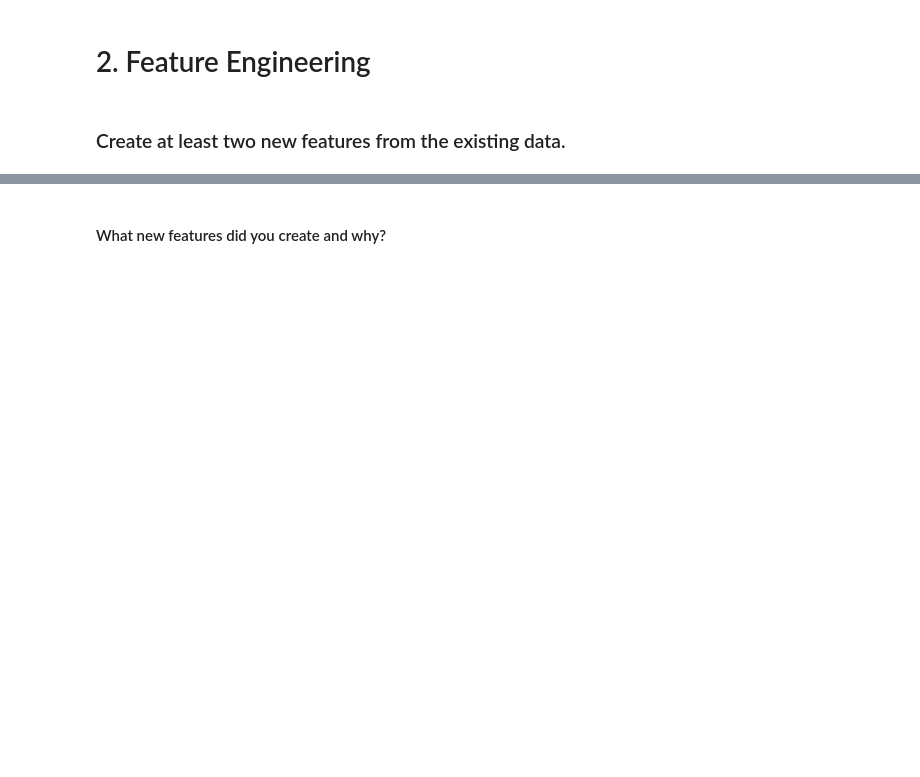
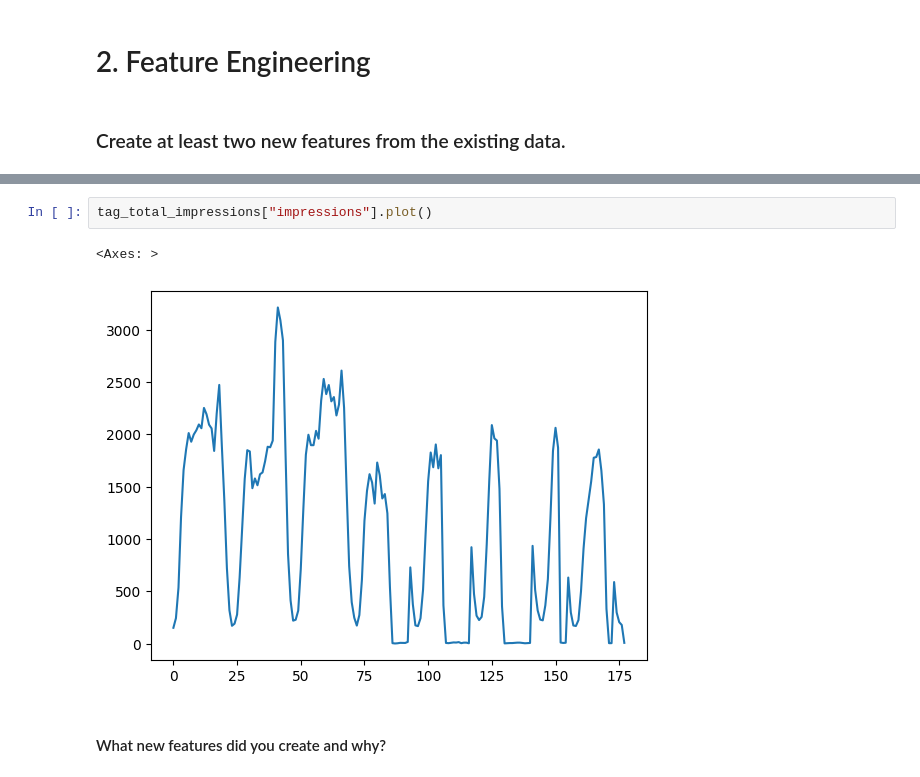
Before and after one commit to vinhng10/readpeak, a Jupyter notebook: DataScientist-Assignment.ipynb, the cells around one changed output, grey strips where cells are left out. Saved outputs shown, nothing was run; the diff lists cells and outputs as text; blank space fills up the shorter version.

```diff
--- a/DataScientist-Assignment.ipynb
+++ b/DataScientist-Assignment.ipynb
@@ -258,2 +272,7 @@ From the above analysis, some notable features that worth adding to support clic
+# %%
+tag_total_impressions["impressions"].plot()
+# %% [output]
+<Axes: >
+[figure, added]
 # %% [markdown]
 #### What new features did you create and why?
```
Also changed, not shown: parts of 7 cells of this notebook.
